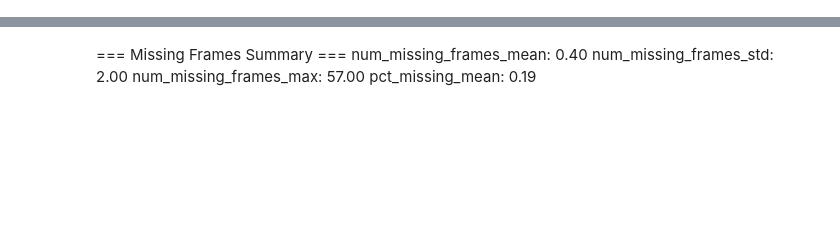
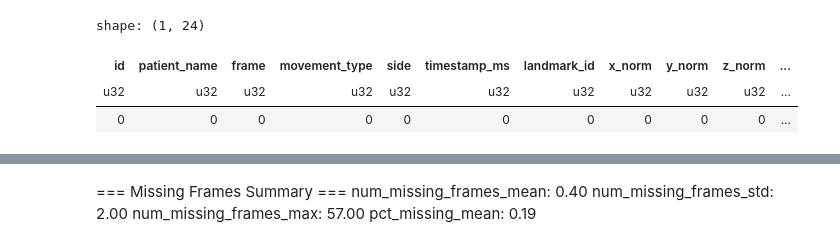
Before and after one commit to vaibhavredekar/GAITy-Capstone-Modeling, a Jupyter notebook: notebooks/Additional Checks.ipynb, the cells around one changed output, grey strips where cells are left out. Saved outputs shown, nothing was run; the diff lists cells and outputs as text; code cells hidden in the pictures; blank space fills up the shorter version.

```diff
--- a/notebooks/Additional Checks.ipynb
+++ b/notebooks/Additional Checks.ipynb
@@ -0,0 +66,5 @@
+# %%
+#Fill null values with "N"
+df = df.with_columns(
+    pl.col("movement_type").fill_null("N")
+)
@@ -0,0 +82,6 @@
+# %%
+# Remove Slowmotion videos and keep any null values
+df = df.filter(
+    (pl.col("movement_type").is_null()) |
+    (~pl.col("movement_type").str.contains("SLOWMOTION"))
+)
@@ -0,0 +128,7 @@
+# %%
+df.null_count()
+# %% [output]
+shape: (1, 24)
+| id | patient_name | frame | movement_type | side | timestamp_ms | landmark_id | x_norm | y_norm | z_norm | ... |
+| u32 | u32 | u32 | u32 | u32 | u32 | u32 | u32 | u32 | u32 | ... |
+| 0 | 0 | 0 | 0 | 0 | 0 | 0 | 0 | 0 | 0 | ... |
```
Also changed, not shown: parts of 13 cells of this notebook, 2 other files.
